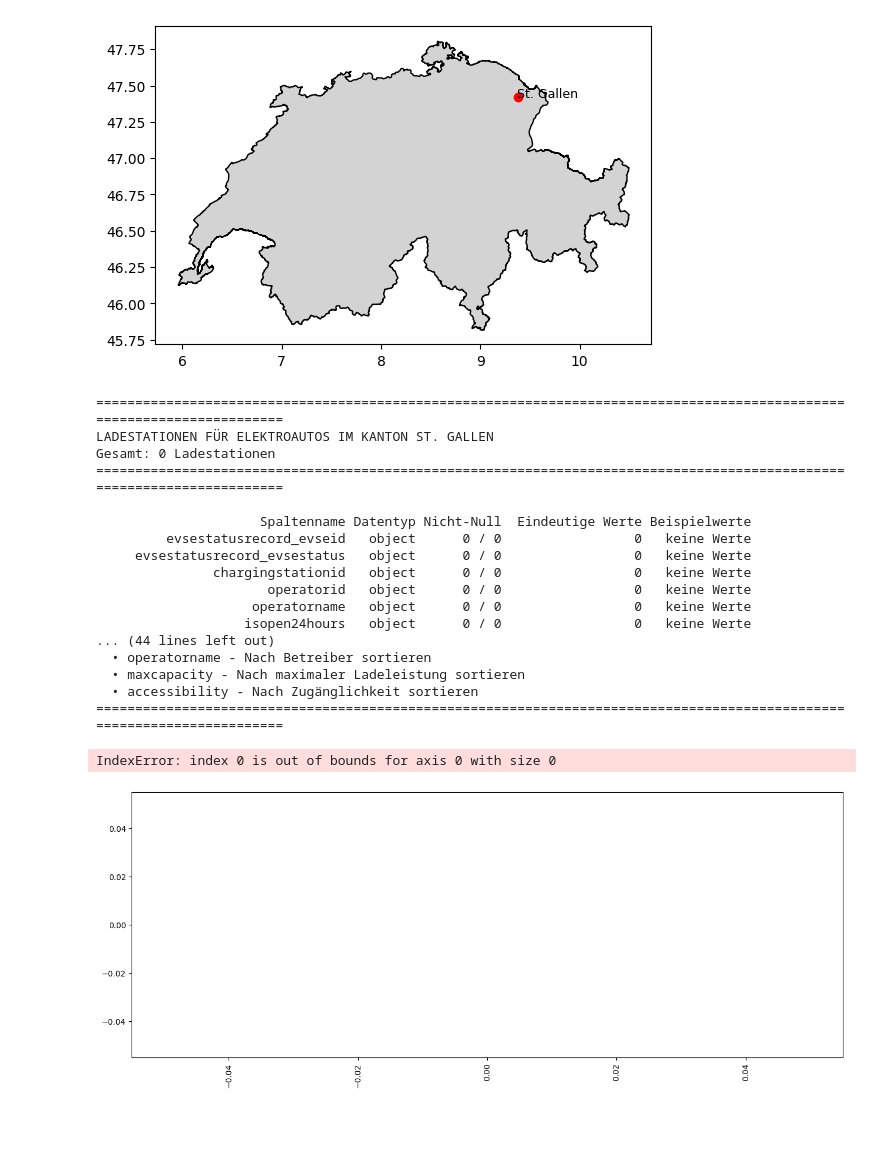
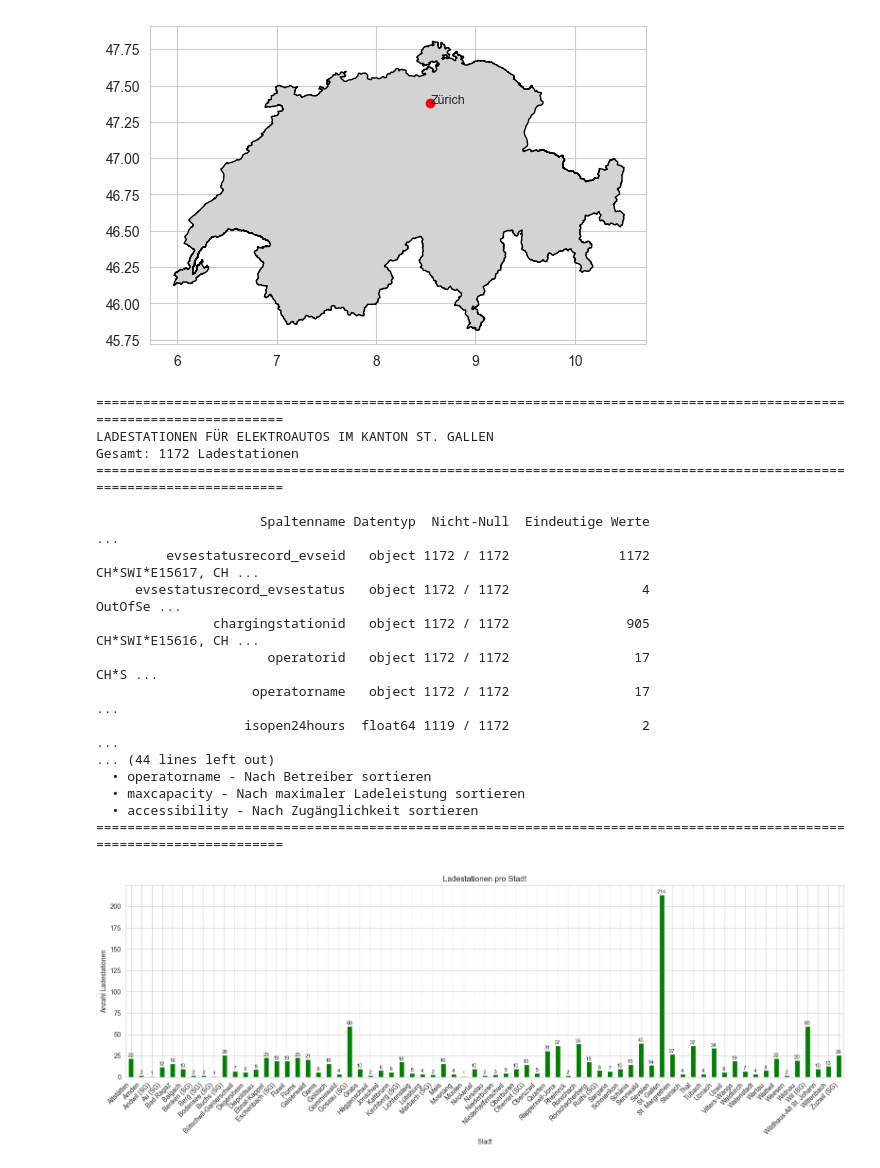
Before and after one commit to macnch33s3/APROG, a Jupyter notebook: PROJECT/api_bridge.ipynb, the cells around one changed output. Cells and saved outputs as stored; diff of their text form; code cells hidden in the pictures; blank space fills up the shorter version.

```diff
--- a/PROJECT/api_bridge.ipynb
+++ b/PROJECT/api_bridge.ipynb
@@ -14,20 +14,19 @@ url = "https://daten.sg.ch/api/explore/v2.1/catalog/datasets/ladestationen-fur-e
 response = requests.get(url)
 df = pd.read_csv(StringIO(response.text), sep=";") # erstelle aus api response einen Dataframe
 
-#shapefile der CH hineinladen
+#shapefile CH hineinladen
 gdf = gpd.read_file("C:\\Users\\marck\\Documents\\_OST\\APROG\\open_datasg\\CHE_ADM0.shp")
 
 # Karte zeichnen
 gdf.plot(color="lightgray", edgecolor="black")
-# plt.scatter(8.5417, 47.3769, color="red") #ZH
-# plt.text(8.55, 47.38, "Zürich", fontsize=9)
-plt.scatter(9.3767, 47.4239 ,color="red") #SG
-plt.text(9.37, 47.42, "St. Gallen", fontsize=9)
+plt.scatter(8.5417, 47.3769, color="red") #ZH
+plt.text(8.55, 47.38, "Zürich", fontsize=9)
 plt.show()
 
 spalten_info = []
 
 for col in df.columns:
+    # Beispielwerte sammeln (nur eindeutige, nicht-null Werte)
     beispiele = df[col].dropna().unique()[:3] # dropna um NaN-Werte auszulassen und df aktualisien
     beispiele_str = ", ".join([str(x)[:50] for x in beispiele])
 
@@ -65,48 +64,43 @@ print("  • maxcapacity - Nach maximaler Ladeleistung sortieren")
 print("  • accessibility - Nach Zugänglichkeit sortieren")
 print("=" * 120)
 # %% [output]
-[figure, old version]
+[figure, new version]
 ========================================================================================================================
 LADESTATIONEN FÜR ELEKTROAUTOS IM KANTON ST. GALLEN
-Gesamt: 0 Ladestationen
+Gesamt: 1172 Ladestationen
 ========================================================================================================================
 
-                     Spaltenname Datentyp Nicht-Null  Eindeutige Werte Beispielwerte
-         evsestatusrecord_evseid   object      0 / 0                 0   keine Werte
-     evsestatusrecord_evsestatus   object      0 / 0                 0   keine Werte
-               chargingstationid   object      0 / 0                 0   keine Werte
-                      operatorid   object      0 / 0                 0   keine Werte
-                    operatorname   object      0 / 0                 0   keine Werte
-                   isopen24hours   object      0 / 0                 0   keine Werte
+                     Spaltenname Datentyp  Nicht-Null  Eindeutige Werte                                                                                                                                  ...
+         evsestatusrecord_evseid   object 1172 / 1172              1172                                                                                                                CH*SWI*E15617, CH ...
+     evsestatusrecord_evsestatus   object 1172 / 1172                 4                                                                                                                          OutOfSe ...
+               chargingstationid   object 1172 / 1172               905                                                                                                                CH*SWI*E15616, CH ...
+                      operatorid   object 1172 / 1172                17                                                                                                                             CH*S ...
+                    operatorname   object 1172 / 1172                17                                                                                                                                  ...
+                   isopen24hours  float64 1119 / 1172                 2                                                                                                                                  ...
 ... (44 lines left out)
   • operatorname - Nach Betreiber sortieren
   • maxcapacity - Nach maximaler Ladeleistung sortieren
   • accessibility - Nach Zugänglichkeit sortieren
 ========================================================================================================================
 # %%
-# Alle Städte nach Wert
-city_counts = df.groupby("address_city").size().sort_values(ascending=False) # mit .sort_values(ascending=false) nach Wert sortieren
+# Alle Städte alphabetisch
+city_counts = df.groupby("address_city").size().sort_index()
 
 ax = city_counts.plot(kind="bar", figsize=(16, 6), color="green")
 
 plt.xlabel("Stadt")
 plt.ylabel("Anzahl Ladestationen")
 plt.title("Ladestationen pro Stadt")
 plt.xticks(rotation=45, ha="right")
 
-# for i in range(len(city_counts)):
-    # value = city_counts.iloc[i]
-    # ax.text(value, i, str(value))
-
+# Optional: Werte über den Balken
 for i, v in enumerate(city_counts.values):
-    ax.text(i, v + 1.5, str(v), ha="center", fontsize=8) # Werte über den Balken anzeigen
-    print(city_counts)
+    ax.text(i, v + 1.5, str(v), ha="center", fontsize=8)
 
 plt.tight_layout()
 plt.show()
 # %% [output]
-IndexError: index 0 is out of bounds for axis 0 with size 0
-[figure, old version]
+[figure, new version]
 # %%
 # Top 10 Städte mit den meisten Ladestationen
 stadt_counts = df["address_city"].value_counts().head(10)
```
Also changed, not shown: parts of 6 cells of this notebook, 4 other files.
